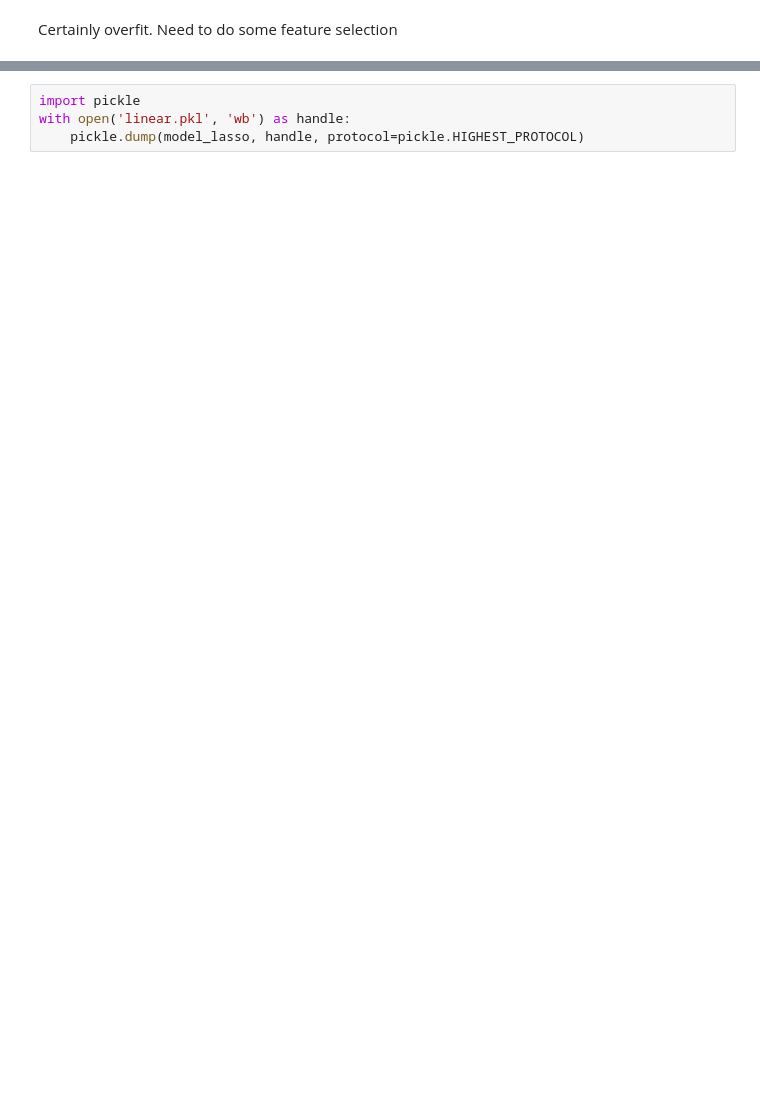
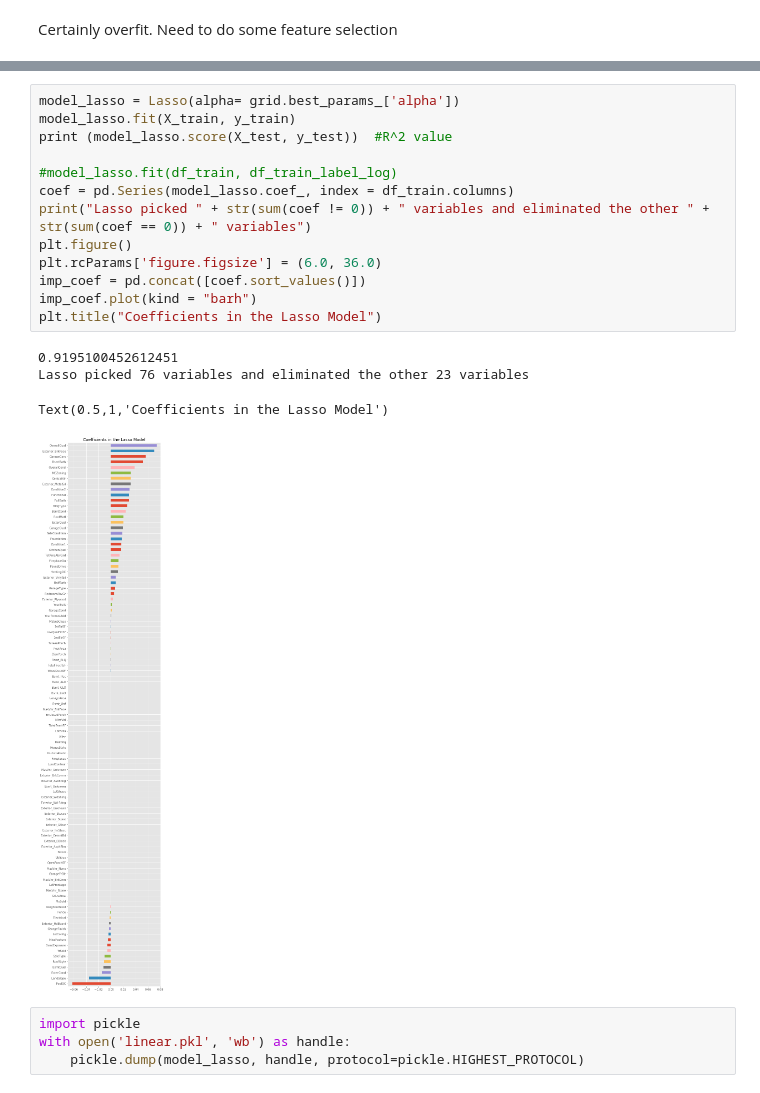
Before and after one commit to richiebui/4sigma, a Jupyter notebook: Hueyling/Kaggle_House_Price/linear_regression.ipynb, the cells around one changed output, grey strips where cells are left out. Saved outputs shown, nothing was run; the diff lists cells and outputs as text; blank space fills up the shorter version.

```diff
--- a/Hueyling/Kaggle_House_Price/linear_regression.ipynb
+++ b/Hueyling/Kaggle_House_Price/linear_regression.ipynb
@@ -117,3 +144,21 @@ Lasso picked 70 variables and eliminated the other 29 variables
+# %%
+model_lasso = Lasso(alpha= grid.best_params_['alpha'])
+model_lasso.fit(X_train, y_train)
+print (model_lasso.score(X_test, y_test))  #R^2 value
+
+#model_lasso.fit(df_train, df_train_label_log)
+coef = pd.Series(model_lasso.coef_, index = df_train.columns)
+print("Lasso picked " + str(sum(coef != 0)) + " variables and eliminated the other " +  str(sum(coef == 0)) + " variables")
+plt.figure()
+plt.rcParams['figure.figsize'] = (6.0, 36.0)
+imp_coef = pd.concat([coef.sort_values()])
+imp_coef.plot(kind = "barh")
+plt.title("Coefficients in the Lasso Model")
+# %% [output]
+0.9195100452612451
+Lasso picked 76 variables and eliminated the other 23 variables
+Text(0.5,1,'Coefficients in the Lasso Model')
+[figure, added]
 # %%
 import pickle
 with open('linear.pkl', 'wb') as handle:
```
Also changed, not shown: parts of 6 cells of this notebook, 2 other files.
